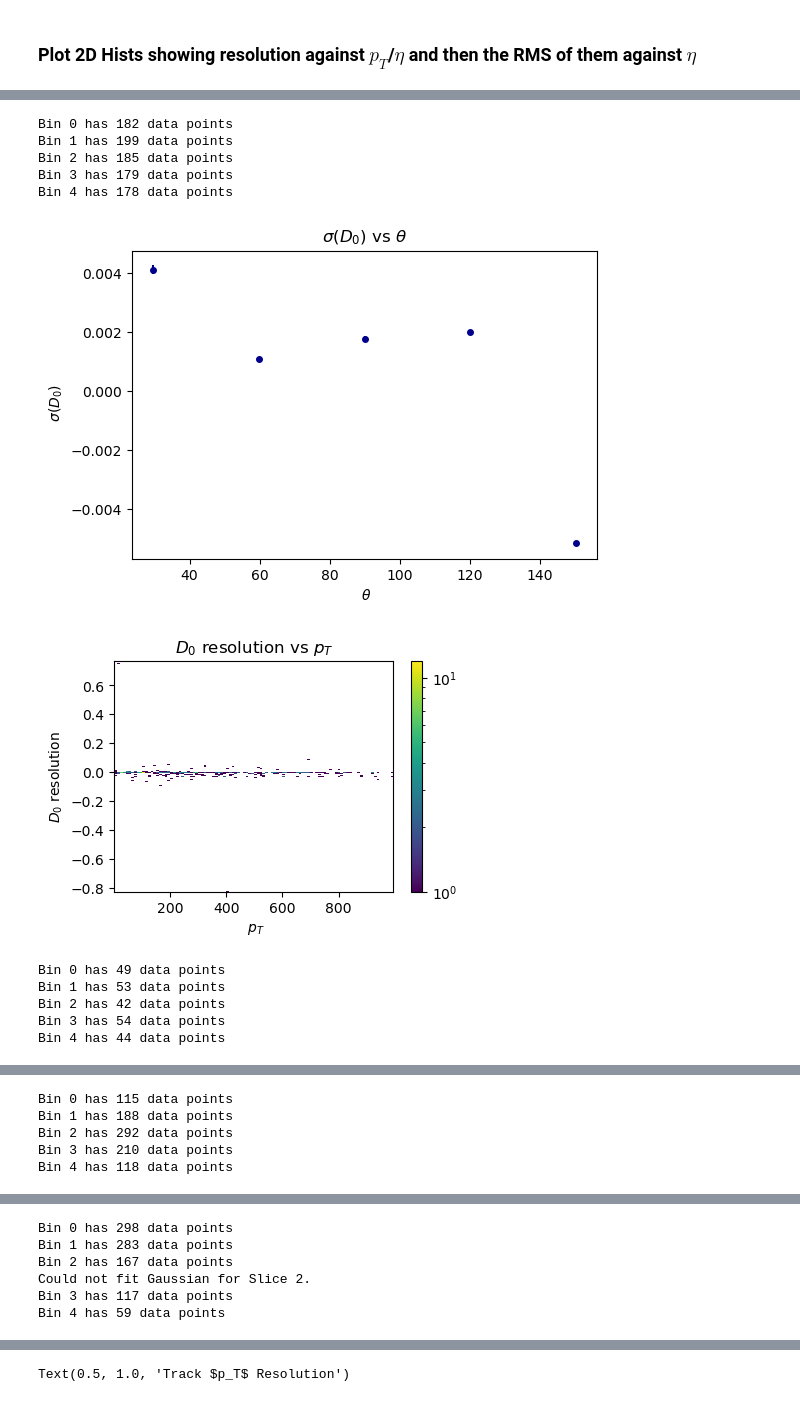
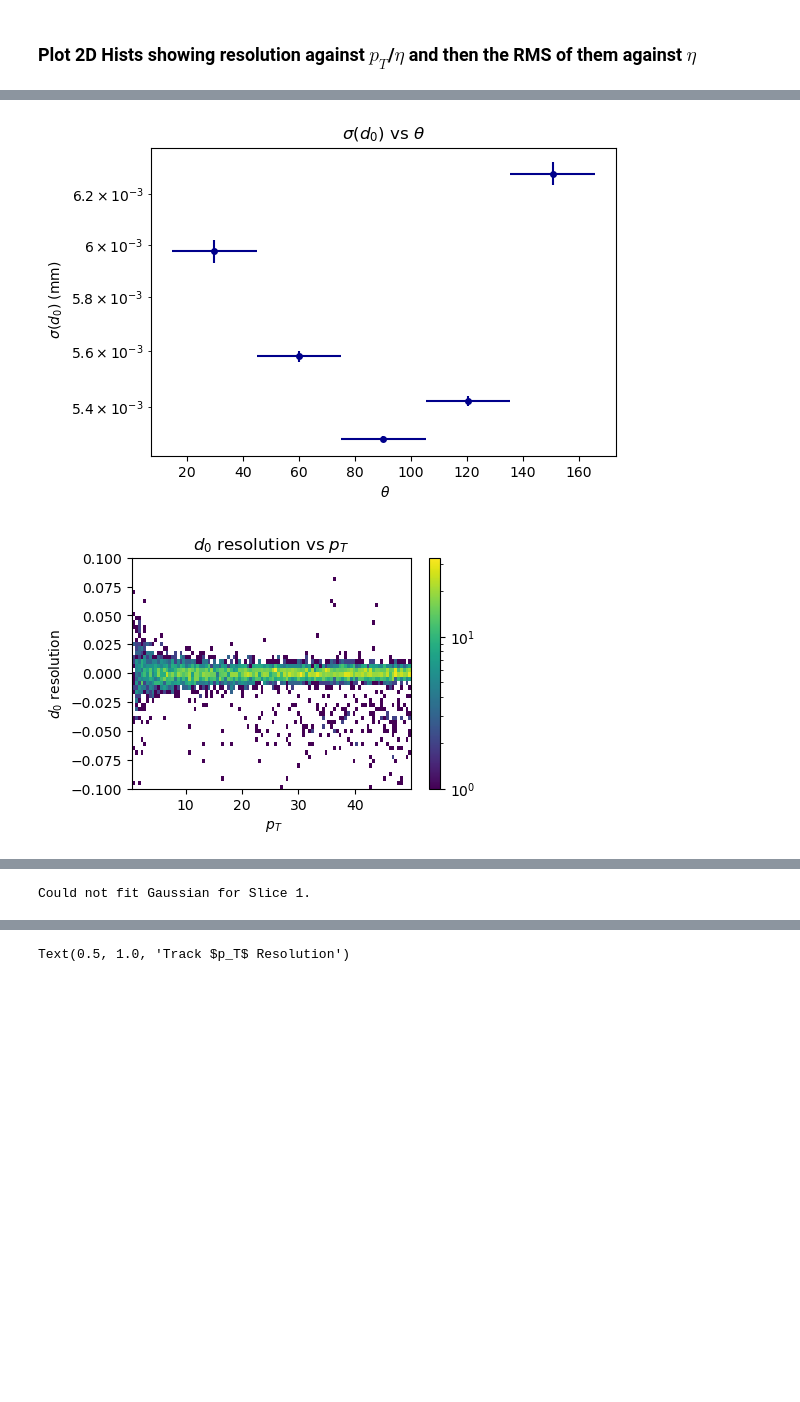
Before and after one commit to kdp-lab/maia_detector_paper, a Jupyter notebook: json_analysis.ipynb, the cells around one changed output, grey strips where cells are left out. Drawn from its saved outputs; the diff is of its cells as text; code cells hidden in the pictures; blank space fills up the shorter version.

```diff
--- a/json_analysis.ipynb
+++ b/json_analysis.ipynb
@@ -8,5 +8,5 @@ from scipy.optimize import curve_fit
 #from codes.plotting import plot_prettier
 #plot_prettier()
 # %%
-#data = ak.from_json(pathlib.Path(r"C:\Users\leoro\OneDrive\Muon_Collider\Psets\mucol_plotting_scripts-main\macros\local_scripts\ntup_tracks.json"))
-data1 = ak.from_json(pathlib.Path(r"C:\Users\leoro\OneDrive\Muon_Collider\Psets\mucol_plotting_scripts-main\macros\local_scripts\makeMuonPlots.json"))
+data1 = ak.from_json(pathlib.Path(r"C:\Users\leoro\OneDrive\Muon_Collider\Psets\mucol_plotting_scripts-main\macros\local_scripts\v0_noBIB_0-50.json"))
+data = ak.from_json(pathlib.Path(r"C:\Users\leoro\OneDrive\Muon_Collider\Psets\mucol_plotting_scripts-main\macros\local_scripts\makeMuonPlots.json"))
@@ -145,7 +181,7 @@ for i in range(len(pT_ranges) - 1):
     d0_cutoff = np.array([x[0] < pT_d0_cutoffs[i] for x in d0_res_match])
     z0_cutoff = np.array([x[0] < pT_z0_cutoffs[i] for x in z0_res_match])
     theta_cutoff = np.array([70 <= x[0] < 110 for x in theta_match])
-    d0_mask = mask & d0_cutoff #& theta_cutoff
+    d0_mask = mask & d0_cutoff & theta_cutoff
     z0_mask = mask & z0_cutoff & theta_cutoff
     # Create subsets of data for the current pT range and apply the resolution cutoffs
     #pT_subset = pt_match[mask]
@@ -448,18 +496,18 @@ Sigma from Fit: 0.0019762202546827748
 # # Adjust subplot spacing
 # plt.tight_layout()
 
-pt_xlim = [0, 1000]
+pt_xlim = [0, 50]
 rms_bins = 5
-plot2DHistogram(theta_match, d0_res_match, bins=(100,600), label=r"$D_0$ vs $\theta$; $\theta$;$D_0$", xlim = (0,180), ylim = (-0.1,0.1))
-plotrms(theta_match, d0_res_match, bins=rms_bins, label=r"$\sigma(D_0)$ vs $\theta$; $\theta$; $\sigma(D_0)$")
-plot2DHistogram(pt_match, d0_res_match, bins=(100,600), label=r"$D_0$ resolution vs $p_T$; $p_T$;$D_0$ resolution")#, xlim = (0,1000), ylim = (-0.1,0.1))
-plotrms(pt_match[d0_cutoff & theta_cutoff], d0_res_match[d0_cutoff & theta_cutoff], bins=rms_bins, label=r"$\sigma(D_0)$ vs $p_T$; $p_T$; $\sigma(D_0)$", xlim = pt_xlim)
-# plot2DHistogram(eta_match, z0_res_match, bins=(100,1000), label=r"$Z_0$ resolution vs $\eta$; $\eta$;$Z_0$ resolution", xlim = (-3,3), ylim = (-0.1,0.1))
-plotrms(eta_match, z0_res_match, bins=rms_bins, label=r"$\sigma(Z_0)$ vs $\eta$; $\eta$; $\sigma(Z_0)$")
-# plot2DHistogram(pt_match, z0_res_match, bins=(100,1000), label=r"$Z_0$ resolution vs $p_T$; $p_T$;$Z_0$ resolution", xlim = (0,1000), ylim = (-0.1,0.1))
-plotrms(pt_match, z0_res_match, bins=rms_bins, label=r"$\sigma(Z_0)$ vs $p_T$; $p_T$; $\sigma(Z_0)$", xlim = pt_xlim)
-plot2DHistogram(pt_match, pt_res, bins=(100,10000), label=r"$p_T$ resolution vs $p_T$; $p_T$;$p_T$ resolution", xlim = (0,1000), ylim = (-0.5,0.5))
-plotrms(pt_match, pt_res, bins=rms_bins, label=r"$\sigma(p_T)$ vs $p_T$; $p_T$; $\sigma(p_T)$", xlim = pt_xlim)
-# plot2DHistogram(eta_match, pt_res, bins=(100,10000), label=r"$p_T$ resolution vs $\eta$; $\eta$;$p_T$ resolution", xlim = (-3,3), ylim = (-0.5,0.5))
-plotrms(eta_match, pt_res, bins=rms_bins, label=r"$\sigma(p_T)$ vs $\eta$; $\eta$; $\sigma(p_T)$")
+plot2DHistogram(theta_match, d0_res_match, bins=(100,600), label=r"$d_0$ vs $\theta$; $\theta$;$d_0$", xlim = (0,180), ylim = (-0.1,0.1))
+plotrms(theta_match, d0_res_match, bins=rms_bins, label=r"$\sigma(d_0)$ vs $\theta$; $\theta$; $\sigma(d_0)$ (mm)")
+plot2DHistogram(pt_match, d0_res_match, bins=(100,600), label=r"$d_0$ resolution vs $p_T$; $p_T$;$d_0$ resolution", ylim = (-0.1,0.1))#, xlim = (0,1000), ylim = (-0.1,0.1))
+plotrms(pt_match, d0_res_match, bins=rms_bins, label=r"$\sigma(d_0)$ vs $p_T$; $p_T$ (GeV); $\sigma(d_0)$ (mm)", xlim = pt_xlim)
+# plot2DHistogram(eta_match, z0_res_match, bins=(100,1000), label=r"$z_0$ resolution vs $\eta$; $\eta$;$z_0$ resolution", xlim = (-3,3), ylim = (-0.1,0.1))
+# plotrms(eta_match, z0_res_match, bins=rms_bins, label=r"$\sigma(z_0)$ vs $\eta$; $\eta$; $\sigma(z_0)$")
+# plot2DHistogram(pt_match, z0_res_match, bins=(100,1000), label=r"$z_0$ resolution vs $p_T$; $p_T$;$z_0$ resolution", xlim = pt_xlim, ylim = (-0.1,0.1))
+# plotrms(pt_match, z0_res_match, bins=rms_bins, label=r"$\sigma(z_0)$ vs $p_T$; $p_T$; $\sigma(z_0)$", xlim = pt_xlim)
+plot2DHistogram(pt_match, pt_res, bins=(100,15000), label=r"$p_T$ resolution vs $p_T$; $p_T$ (GeV);$p_T$ resolution", xlim = pt_xlim, ylim = (-0.5,0.5))
+plotrms(pt_match, pt_res, bins=rms_bins, label=r"$\sigma(p_T)$ vs $p_T$; $p_T$; $\sigma(p_T)$ (GeV)", xlim = pt_xlim)
+plot2DHistogram(eta_match, pt_res, bins=(100,15000), label=r"$p_T$ resolution vs $\eta$; $\eta$;$p_T$ resolution", xlim = (-3,3), ylim = (-0.5,0.5))
+plotrms(theta_match, pt_res, bins=rms_bins, label=r"$\sigma(p_T)$ vs $\theta$; $\theta$; $\sigma(p_T)$ (GeV)")
 # %% [output]
@@ -467,12 +515,2 @@ plotrms(eta_match, pt_res, bins=rms_bins, label=r"$\sigma(p_T)$ vs $\eta$; $\eta
-Bin 0 has 182 data points
-Bin 1 has 199 data points
-Bin 2 has 185 data points
-Bin 3 has 179 data points
-Bin 4 has 178 data points
-[figure, old version]
+[figure, new version]
-[figure, old version]
+[figure, new version]
-Bin 0 has 49 data points
-Bin 1 has 53 data points
-Bin 2 has 42 data points
-Bin 3 has 54 data points
-Bin 4 has 44 data points
@@ -480,5 +517,0 @@ Bin 4 has 44 data points
-Bin 0 has 115 data points
-Bin 1 has 188 data points
-Bin 2 has 292 data points
-Bin 3 has 210 data points
-Bin 4 has 118 data points
@@ -486,6 +519 @@ Bin 4 has 118 data points
-Bin 0 has 298 data points
-Bin 1 has 283 data points
-Bin 2 has 167 data points
-Could not fit Gaussian for Slice 2.
-Bin 3 has 117 data points
-Bin 4 has 59 data points
+Could not fit Gaussian for Slice 1.
```
Also changed, not shown: parts of 16 cells of this notebook, 1 other file.
